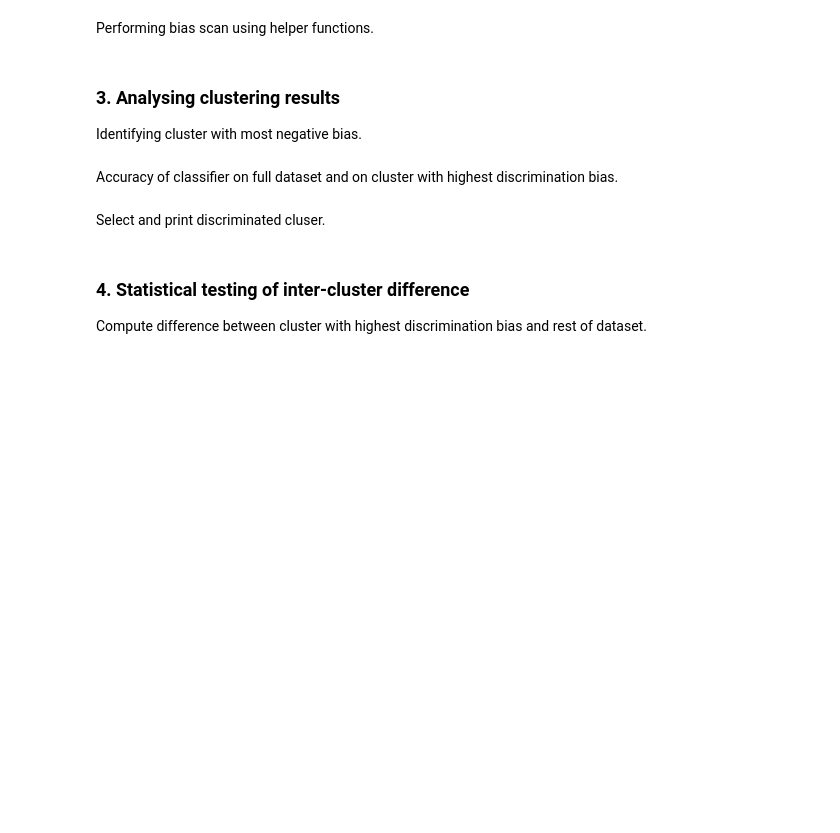
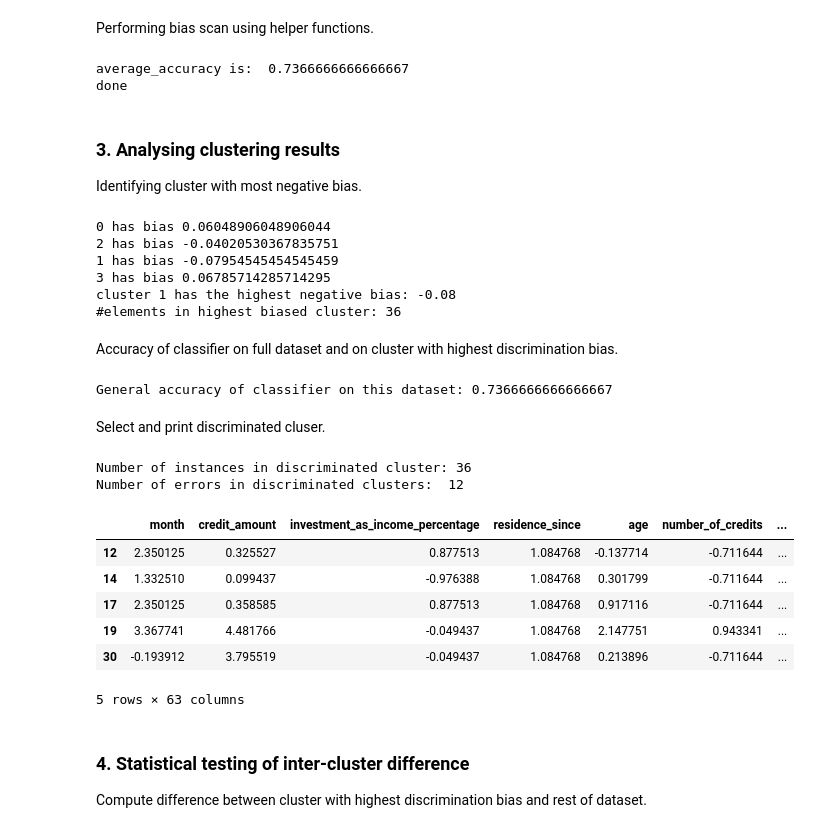
Before and after one commit to NGO-Algorithm-Audit/unsupervised-bias-detection, a Jupyter notebook: HBAC_scan/HBAC_loan_approval_classifier.ipynb, the cells around one changed output. Cells and saved outputs as stored; diff of their text form; code cells hidden in the pictures; blank space fills up the shorter version.

Commit message:
updated to make sure HBAC_loan_approval_classifier works

```diff
--- a/HBAC_scan/HBAC_loan_approval_classifier.ipynb
+++ b/HBAC_scan/HBAC_loan_approval_classifier.ipynb
@@ -82,7 +110,7 @@ iterations_max = 20
 x = 0 # initial cluster number
 initial_bias = 0
 variance_list = []
-average_accuracy = accuracy(full_data, metric)
+average_accuracy = bias(full_data, metric)
 minimal_splittable_cluster_size = 18
 minimal_acceptable_cluster_size = 10
 print("average_accuracy is: ", average_accuracy)
@@ -103,7 +131,7 @@ for i in range(1, iterations_max):
     candidate_cluster['new_clusters'] = pd.DataFrame(kmeans_algo.predict(candidate_cluster.drop(['clusters', 'new_clusters', 'predicted_class', 'true_class', 'errors'], axis=1)),index=candidate_cluster.index)
     full_data['new_clusters'] = candidate_cluster['new_clusters'].combine_first(full_data['new_clusters'])
 
-    max_abs_bias = get_max_negative_bias(full_data,metric) # was get_max_abs_bias, but now it only finds the discriminated clusters
+    max_abs_bias = get_max_bias(full_data,metric) # was get_max_abs_bias, but now it only finds the discriminated clusters
     min_new_size = get_min_cluster_size(full_data)
 
     if (max_abs_bias <= initial_bias) & (min_new_size > minimal_acceptable_cluster_size): #abs: >
@@ -111,12 +139,15 @@ for i in range(1, iterations_max):
         n_cluster = max(full_data['clusters'])
         full_data['clusters'][full_data['new_clusters'] == 1] =  n_cluster + 1
 
-        x = get_next_cluster(full_data)
+        x = get_next_cluster(full_data, metric)
         initial_bias = max_abs_bias
     else:
         x = get_random_cluster(full_data['clusters'])
 
 print('done')
+# %% [output]
+average_accuracy is:  0.7366666666666667
+done
 # %% [markdown]
 ### 3. Analysing clustering results
 Identifying cluster with most negative bias.
@@ -126,22 +157,41 @@ max_bias = round(bias_acc(full_data, metric, c, "clusters"), 2)
 highest_biased_cluster = full_data[full_data['clusters']==c]
 print(f"cluster {c} has the highest negative bias: " + str(max_bias))
 print("#elements in highest biased cluster:", len(highest_biased_cluster))
+# %% [output]
+0 has bias 0.06048906048906044
+2 has bias -0.04020530367835751
+1 has bias -0.07954545454545459
+3 has bias 0.06785714285714295
+cluster 1 has the highest negative bias: -0.08
+#elements in highest biased cluster: 36
 # %% [markdown]
 Accuracy of classifier on full dataset and on cluster with highest discrimination bias.
 # %%
-accuracy_full_data = accuracy(full_data, metric)
+accuracy_full_data = bias(full_data, metric)
 most_biased_cluster_kmeans_aware = bias_acc(full_data, metric, c, 'clusters')
 full_data[full_data['clusters']==c]
 
 print('General accuracy of classifier on this dataset:', accuracy_full_data)
+# %% [output]
+General accuracy of classifier on this dataset: 0.7366666666666667
 # %% [markdown]
 Select and print discriminated cluser.
 # %%
 c=c
 discriminated_cluster = full_data[full_data['clusters']==c]
 print('Number of instances in discriminated cluster:', len(discriminated_cluster))
 print('Number of errors in discriminated clusters: ', len(discriminated_cluster.loc[discriminated_cluster['errors']==1]))
-discriminated_cluster
+discriminated_cluster.head()
+# %% [output]
+Number of instances in discriminated cluster: 36
+Number of errors in discriminated clusters:  12
+|  | month | credit_amount | investment_as_income_percentage | residence_since | age | number_of_credits | ... |
+| 12 | 2.350125 | 0.325527 | 0.877513 | 1.084768 | -0.137714 | -0.711644 | ... |
+| 14 | 1.332510 | 0.099437 | -0.976388 | 1.084768 | 0.301799 | -0.711644 | ... |
+| 17 | 2.350125 | 0.358585 | 0.877513 | 1.084768 | 0.917116 | -0.711644 | ... |
+| 19 | 3.367741 | 4.481766 | -0.049437 | 1.084768 | 2.147751 | 0.943341 | ... |
+| 30 | -0.193912 | 3.795519 | -0.049437 | 1.084768 | 0.213896 | -0.711644 | ... |
+5 rows × 63 columns
 # %% [markdown]
 ### 4. Statistical testing of inter-cluster difference
 Compute difference between cluster with highest discrimination bias and rest of dataset.
```
Also changed, not shown: parts of 10 cells of this notebook, 1 other file.
